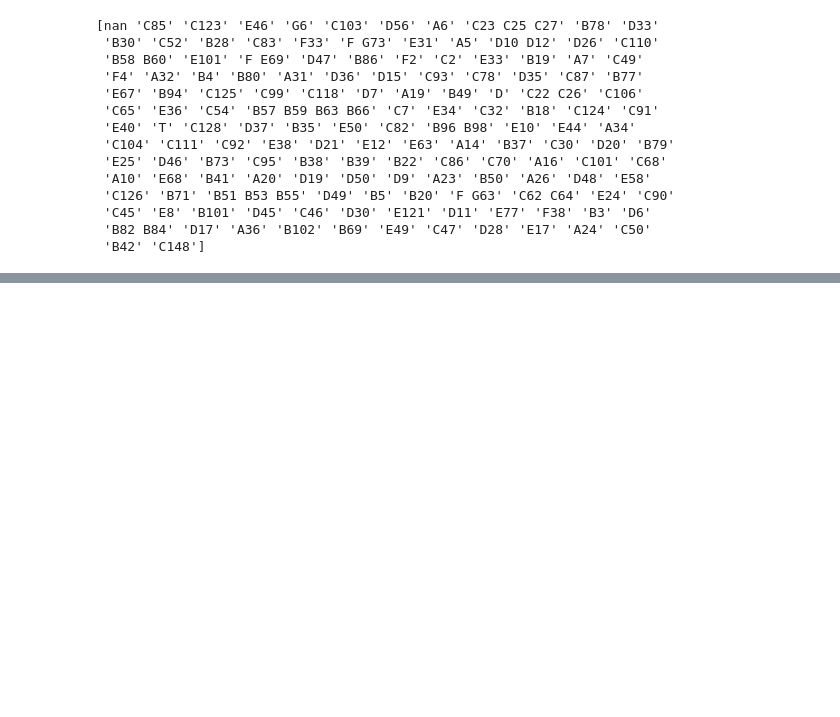
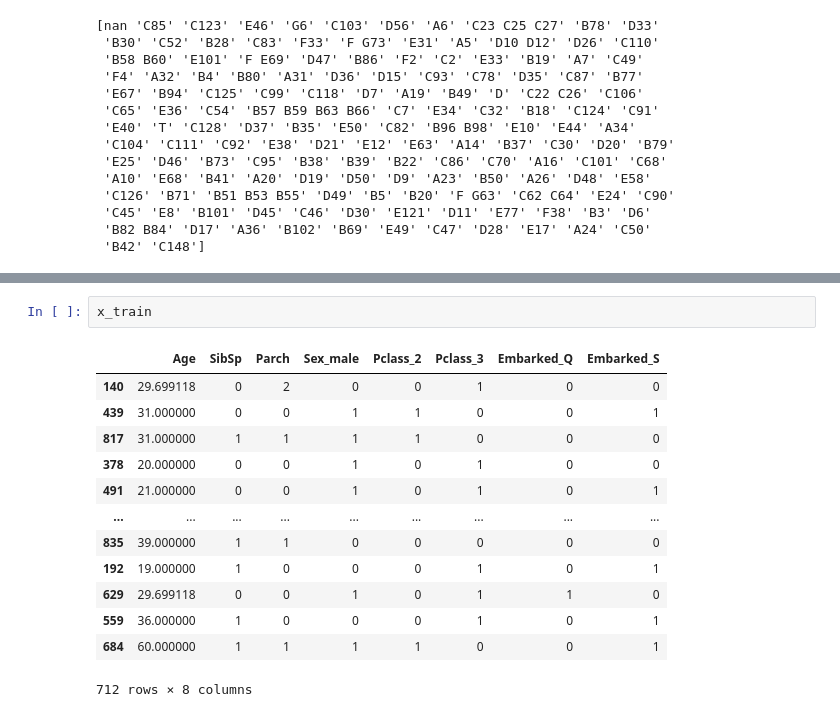
Before and after one commit to uzairwayne/python-sandbox, a Jupyter notebook: PGD-DS-AI-2024/PGD_ML/KNN/knn.ipynb, the cells around one changed output, grey strips where cells are left out. Saved outputs shown, nothing was run; the diff lists cells and outputs as text; blank space fills up the shorter version.

```diff
--- a/PGD-DS-AI-2024/PGD_ML/KNN/knn.ipynb
+++ b/PGD-DS-AI-2024/PGD_ML/KNN/knn.ipynb
@@ -184,0 +407,16 @@ print(df.Cabin.unique())
+# %%
+x_train
+# %% [output]
+|  | Age | SibSp | Parch | Sex_male | Pclass_2 | Pclass_3 | Embarked_Q | Embarked_S |
+| 140 | 29.699118 | 0 | 2 | 0 | 0 | 1 | 0 | 0 |
+| 439 | 31.000000 | 0 | 0 | 1 | 1 | 0 | 0 | 1 |
+| 817 | 31.000000 | 1 | 1 | 1 | 1 | 0 | 0 | 0 |
+| 378 | 20.000000 | 0 | 0 | 1 | 0 | 1 | 0 | 0 |
+| 491 | 21.000000 | 0 | 0 | 1 | 0 | 1 | 0 | 1 |
+| ... | ... | ... | ... | ... | ... | ... | ... | ... |
+| 835 | 39.000000 | 1 | 1 | 0 | 0 | 0 | 0 | 0 |
+| 192 | 19.000000 | 1 | 0 | 0 | 0 | 1 | 0 | 1 |
+| 629 | 29.699118 | 0 | 0 | 1 | 0 | 1 | 1 | 0 |
+| 559 | 36.000000 | 1 | 0 | 0 | 0 | 1 | 0 | 1 |
+| 684 | 60.000000 | 1 | 1 | 1 | 1 | 0 | 0 | 1 |
+712 rows × 8 columns
```
Also changed, not shown: parts of 42 cells of this notebook, 1 other file.
